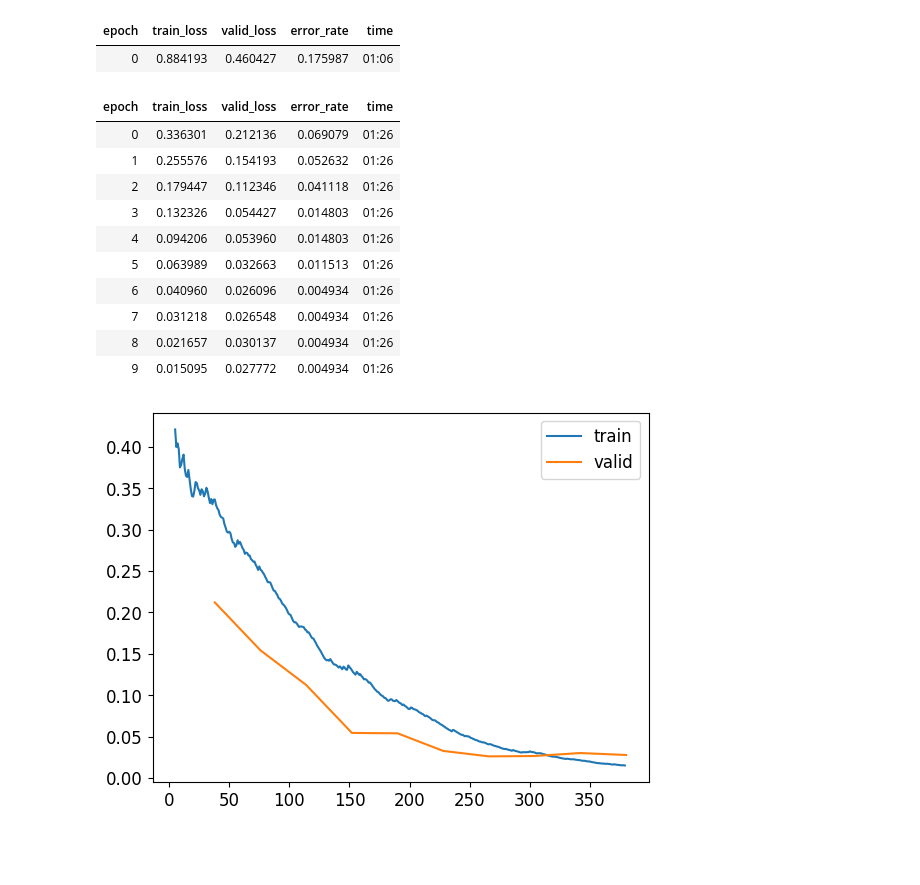
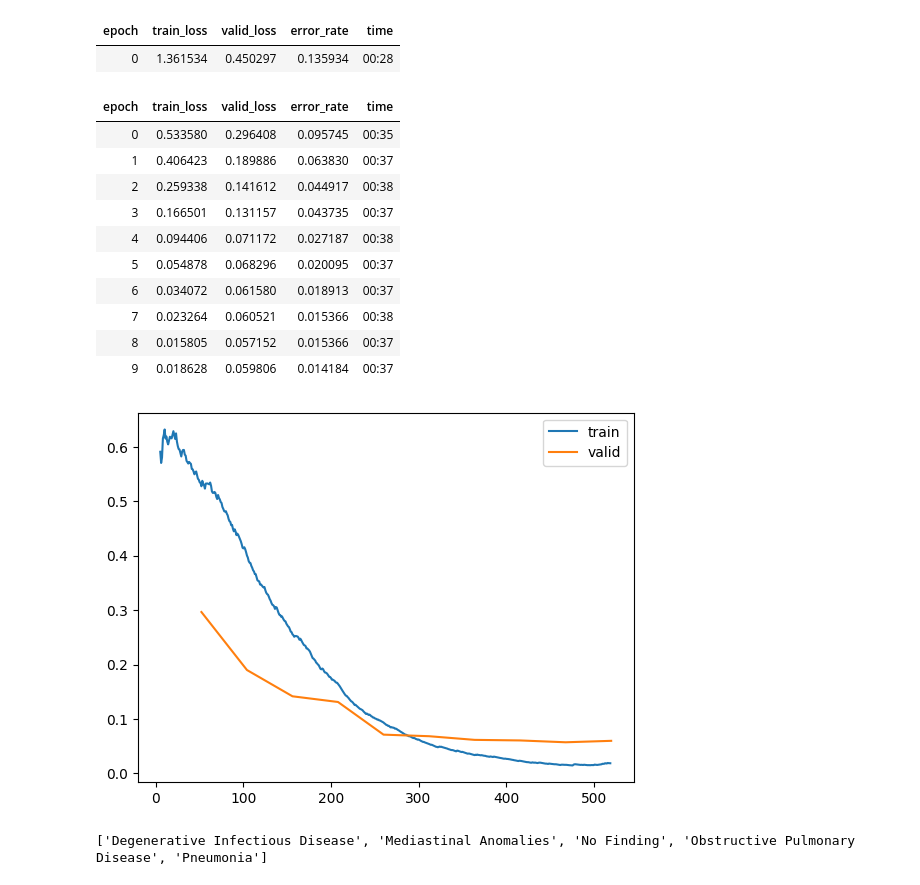
Before and after one commit to jacquelinegrimm/xray-classifier, a Jupyter notebook: chest-x-ray-classification-vit.ipynb, the cells around one changed output. Drawn from its saved outputs; the diff is of its cells as text; code cells hidden in the pictures; blank space fills up the shorter version.

```diff
--- a/chest-x-ray-classification-vit.ipynb
+++ b/chest-x-ray-classification-vit.ipynb
@@ -19,8 +9,13 @@ xrays = DataBlock(
     get_y=parent_label,
     item_tfms=Resize(224))
 # %%
-#Creating DataLoaders and displaying a batch of validation set images
-path = '/kaggle/input/chest-x-ray-dataset-3-classes/archive'
-dls = xrays.dataloaders(path, label_func=finding)
+# Define a custom label function 'diagnosis'
+def diagnosis(x): return x[0].isupper()
+
+# Create DataLoaders for the x-ray images using the DataBlock and the custom label function
+path = '/kaggle/input/chest-xrays-5-classes/archive'
+dls = xrays.dataloaders(path, label_func=diagnosis)
+
+# Display a batch of validation set images
 dls.valid.show_batch(max_n=15, nrows=3)
 # %% [output]
@@ -28,23 +23,26 @@ dls.valid.show_batch(max_n=15, nrows=3)
 # %%
-#Define a learner
-learn = vision_learner(dls, 'vit_base_patch16_224.orig_in21k', metrics=error_rate, opt_func=Adam)
-
-#Fine-tune the model
+# Fine-tune the model and plot the training and validation loss
+learn = vision_learner(dls, 'vit_small_patch16_224', metrics=error_rate, opt_func=Adam)
 learn.fine_tune(epochs=10)
 learn.recorder.plot_loss()
 # %% [output]
 | epoch | train_loss | valid_loss | error_rate | time |
-| 0 | 0.884193 | 0.460427 | 0.175987 | 01:06 |
+| 0 | 1.361534 | 0.450297 | 0.135934 | 00:28 |
 | epoch | train_loss | valid_loss | error_rate | time |
-| 0 | 0.336301 | 0.212136 | 0.069079 | 01:26 |
-| 1 | 0.255576 | 0.154193 | 0.052632 | 01:26 |
-| 2 | 0.179447 | 0.112346 | 0.041118 | 01:26 |
-| 3 | 0.132326 | 0.054427 | 0.014803 | 01:26 |
-| 4 | 0.094206 | 0.053960 | 0.014803 | 01:26 |
-| 5 | 0.063989 | 0.032663 | 0.011513 | 01:26 |
-| 6 | 0.040960 | 0.026096 | 0.004934 | 01:26 |
-| 7 | 0.031218 | 0.026548 | 0.004934 | 01:26 |
-| 8 | 0.021657 | 0.030137 | 0.004934 | 01:26 |
-| 9 | 0.015095 | 0.027772 | 0.004934 | 01:26 |
+| 0 | 0.533580 | 0.296408 | 0.095745 | 00:35 |
+| 1 | 0.406423 | 0.189886 | 0.063830 | 00:37 |
+| 2 | 0.259338 | 0.141612 | 0.044917 | 00:38 |
+| 3 | 0.166501 | 0.131157 | 0.043735 | 00:37 |
+| 4 | 0.094406 | 0.071172 | 0.027187 | 00:38 |
+| 5 | 0.054878 | 0.068296 | 0.020095 | 00:37 |
+| 6 | 0.034072 | 0.061580 | 0.018913 | 00:37 |
+| 7 | 0.023264 | 0.060521 | 0.015366 | 00:38 |
+| 8 | 0.015805 | 0.057152 | 0.015366 | 00:37 |
+| 9 | 0.018628 | 0.059806 | 0.014184 | 00:37 |
-[figure, old version]
+[figure, new version]
+# %%
+# Print the list of category labels
+print(dls.vocab)
+# %% [output]
+['Degenerative Infectious Disease', 'Mediastinal Anomalies', 'No Finding', 'Obstructive Pulmonary Disease', 'Pneumonia']
 # %%
```
Also changed, not shown: parts of 5 cells of this notebook.
